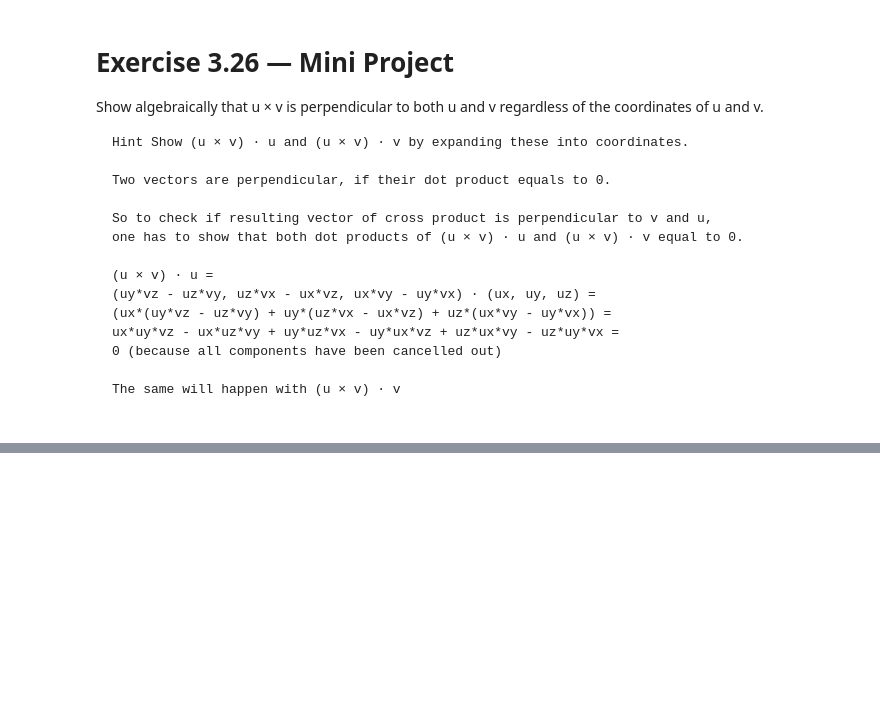
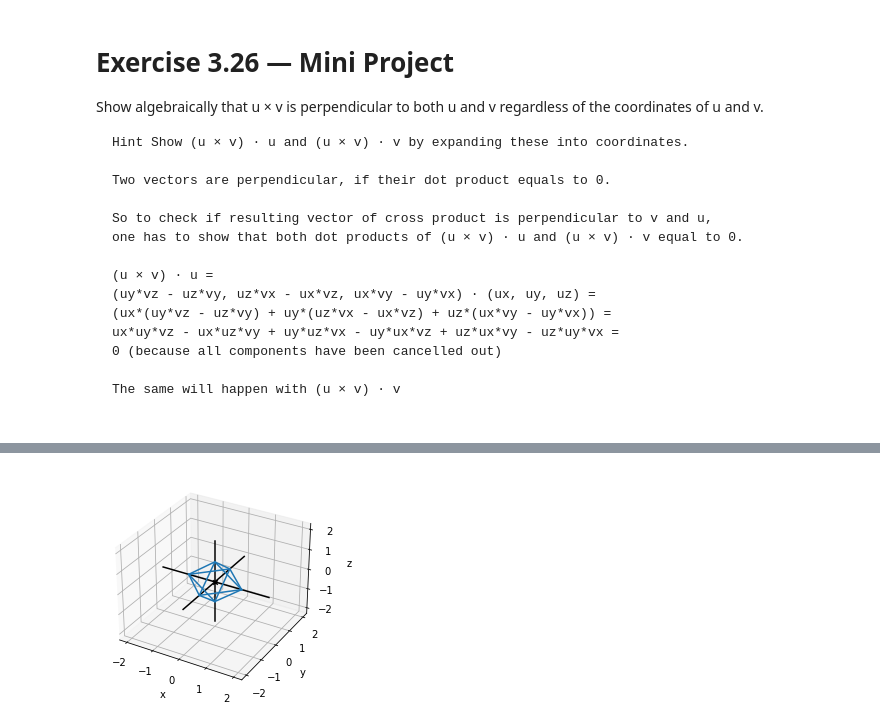
Before and after one commit to slaviqueue/math-for-programmers-exersices, a Jupyter notebook: chapters/chapter-3/notebook.ipynb, the cells around one changed output, grey strips where cells are left out. Cells and saved outputs as stored; diff of their text form; code cells hidden in the pictures; blank space fills up the shorter version.

```diff
--- a/chapters/chapter-3/notebook.ipynb
+++ b/chapters/chapter-3/notebook.ipynb
@@ -418,0 +503,30 @@ The same will happen with (u × v) · v
+# %%
+# Exercise 3.27 — Mini Project
+#
+# Find pairs of vectors defining each of the 12 edges
+# of the octahedron and draw all of the edges in Python.
+
+octahedron = [
+    [(1, 0, 0), (0, 1, 0), (0, 0, 1)],
+    [(1, 0, 0), (0, 0, -1), (0, 1, 0)],
+    [(1, 0, 0), (0, 0, 1), (0, -1, 0)],
+    [(1, 0, 0), (0, -1, 0), (0, 0, -1)],
+    [(-1, 0, 0), (0, 0, 1), (0, 1, 0)],
+    [(-1, 0, 0), (0, 1, 0), (0, 0, -1)],
+    [(-1, 0, 0), (0, -1, 0), (0, 0, 1)],
+    [(-1, 0, 0), (0, 0, -1), (0, -1, 0)],
+]
+
+top = (0, 0, 1)
+bottom = (0, 0, -1)
+xy_plane = [(0, 1, 0), (-1, 0, 0), (0, -1, 0), (1, 0, 0)]
+
+edges = [
+  *[Segment3D(top, p) for p in xy_plane],
+  *[Segment3D(bottom, p) for p in xy_plane],
+  *[Segment3D(xy_plane[i], xy_plane[(i+1)%4]) for i in range(0, 4)]
+]
+
+draw3d(*edges)
+# %% [output]
+[figure, added]
```
Also changed, not shown: parts of 4 cells of this notebook, 5 other files.
